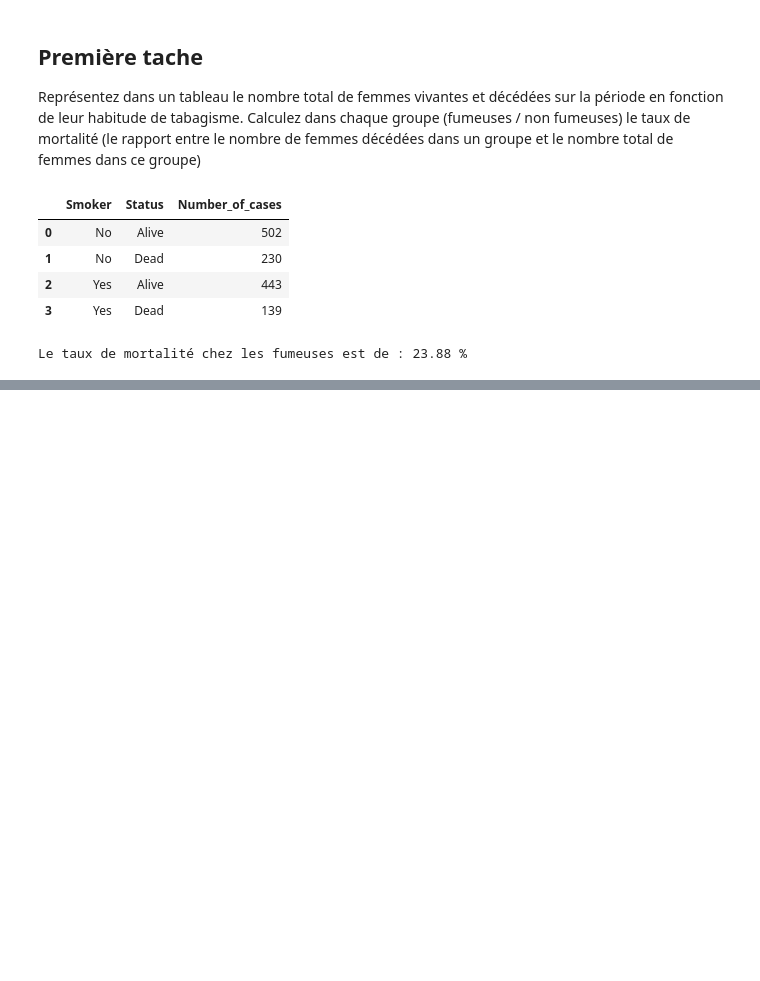
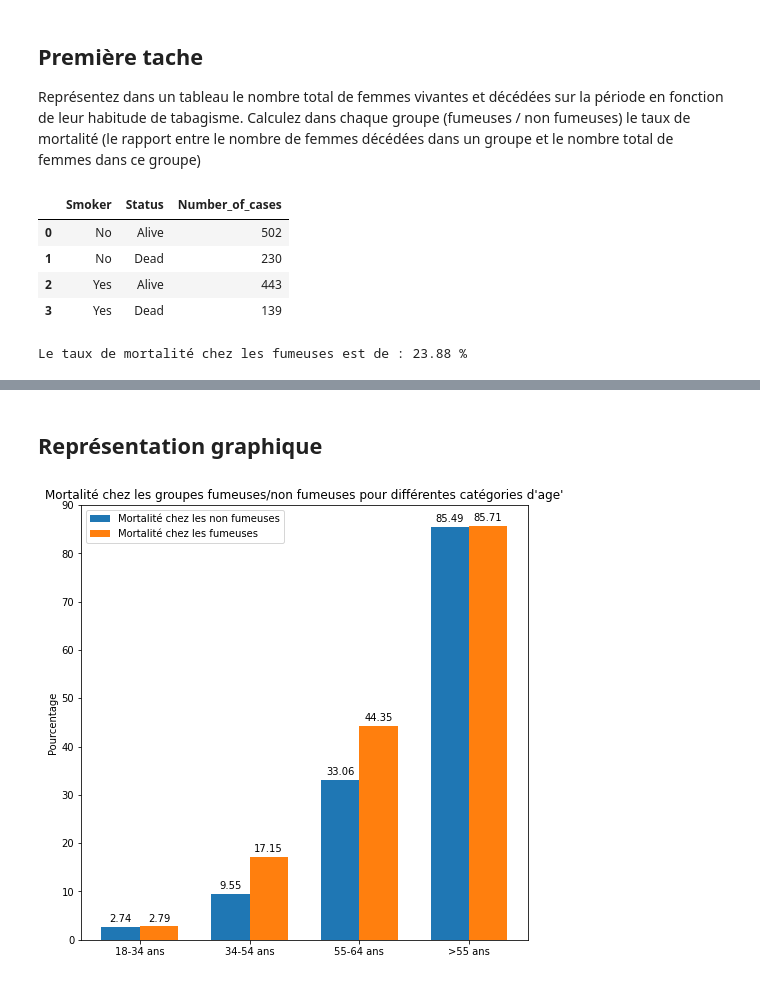
Before and after one commit to bBienky/MoSIG-SMPE-2021, a Jupyter notebook: Paradoxe de Simpson.ipynb, the cells around one changed output, grey strips where cells are left out. Drawn from its saved outputs; the diff is of its cells as text; code cells hidden in the pictures; blank space fills up the shorter version.

```diff
--- a/Paradoxe de Simpson.ipynb
+++ b/Paradoxe de Simpson.ipynb
@@ -58,0 +102,6 @@ Le taux de mortalité chez les fumeuses est de : 31.42 %
+# %%
+def class_separation(df):
+    smoker_agg =  df.groupby(['Smoker', 'Status']).agg('count')
+    smoker_agg.columns = ['Number_of_cases']
+    smoker_agg = smoker_agg.reset_index()
+    return smoker_agg
@@ -58,0 +111,37 @@ Le taux de mortalité chez les fumeuses est de : 31.42 %
+# %%
+g1 = class_separation(data[(data.Age>=18)&(data.Age<34)])
+g2 = class_separation(data[(data.Age>=34)&(data.Age<=54)])
+g3 = class_separation(data[(data.Age>54)&(data.Age<=64)])
+g4 = class_separation(data[data.Age>64])
+
+#Mortality per category
+m1 = ratio_mortality(g1)
+m2 = ratio_mortality(g2)
+m3 = ratio_mortality(g3)
+m4 = ratio_mortality(g4)
+# %% [markdown]
+## Représentation graphique
+# %%
+
+labels = ['18-34 ans', '34-54 ans', '55-64 ans', '>55 ans']
+d1 = [m1[0], m2[0], m3[0], m4[0]]
+d2 = [m1[1], m2[1], m3[1], m4[1]]
+x = np.arange(len(labels))  # the label locations
+width = 0.35  # the width of the bars
+fig, ax = plt.subplots(figsize = (8,8))
+rects1 = ax.bar(x - width/2, d1 , width, label='Mortalité chez les non fumeuses')
+rects2 = ax.bar(x + width/2, d2 , width, label = "Mortalité chez les fumeuses")
+ax.set_ylabel('Pourcentage')
+ax.set_title("Mortalité chez les groupes fumeuses/non fumeuses pour différentes catégories d'age'")
+ax.set_xticks(x)
+plt.yticks(np.arange(0, 100, 10))
+ax.set_xticklabels(labels)
+ax.legend()
+
+ax.bar_label(rects1, padding=3)
+ax.bar_label(rects2, padding=3)
+
+
+plt.show()
+# %% [output]
+[figure, added]
```
Also changed, not shown: parts of 21 cells of this notebook, 1 other file.
